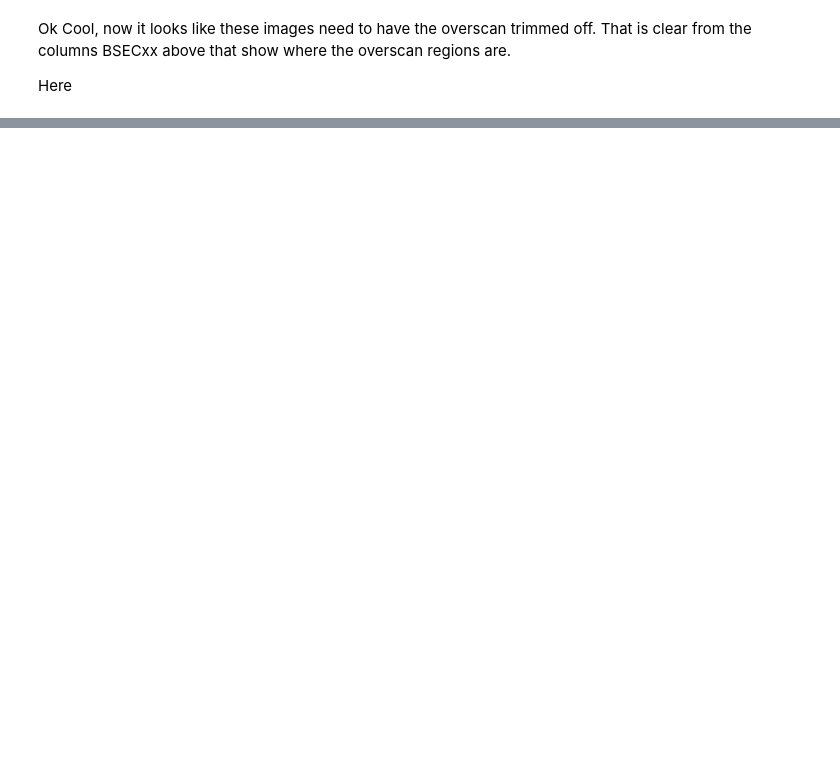
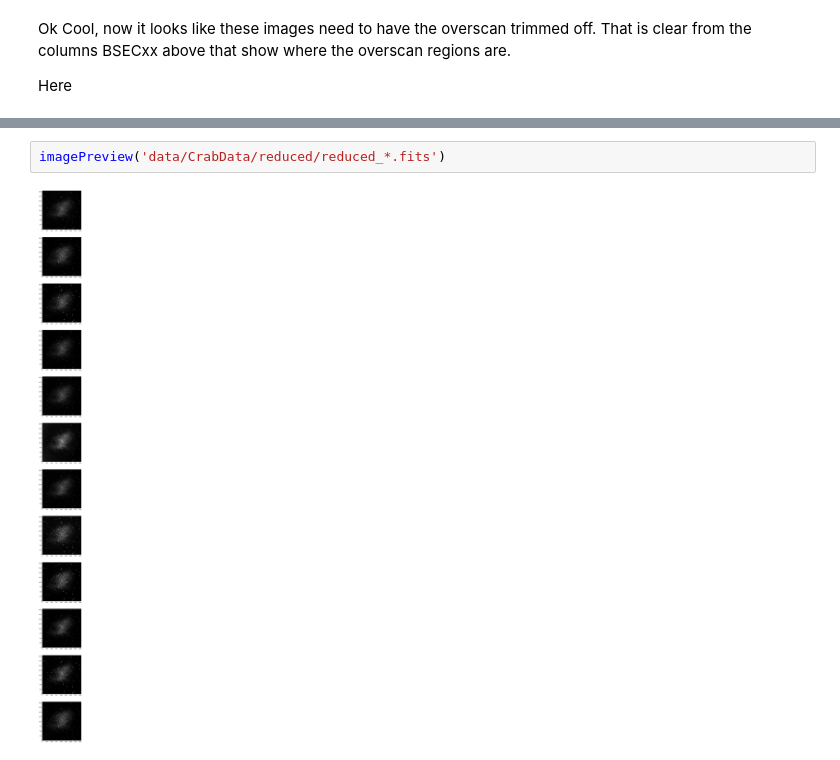
Before and after one commit to cmerrill11/astr342, a Jupyter notebook: obsProject/PhotometryLab.ipynb, the cells around one changed output, grey strips where cells are left out. Drawn from its saved outputs; the diff is of its cells as text; blank space fills up the shorter version.

Commit message:
Finished code for data reduction

```diff
--- a/obsProject/PhotometryLab.ipynb
+++ b/obsProject/PhotometryLab.ipynb
@@ -148,0 +359,4 @@ imagePreview('data/CrabData/trimmed*')
+# %%
+imagePreview('data/CrabData/reduced/reduced_*.fits')
+# %% [output]
+[figure, added]
```
Also changed, not shown: parts of 46 cells of this notebook.
